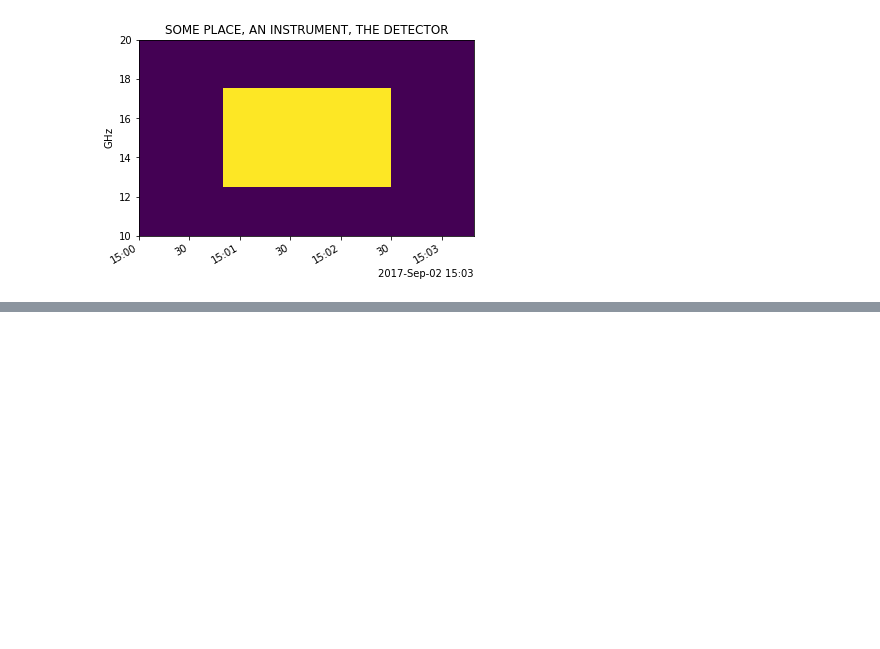
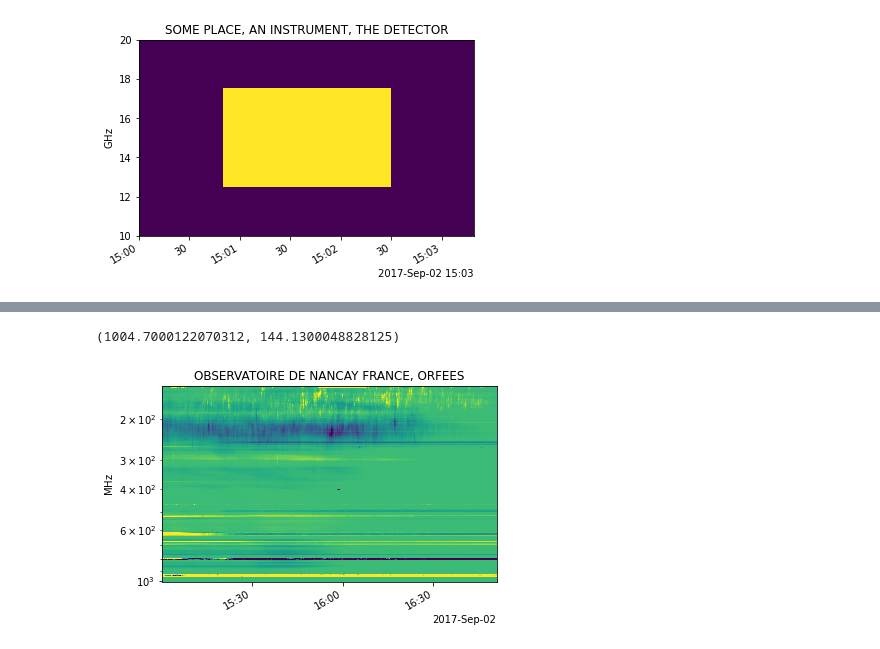
Before and after one commit to TCDSolar/STELLAR_SSW_tutorials, a Jupyter notebook: day2_radio_session/Radiospectra Demo.ipynb, the cells around one changed output, grey strips where cells are left out. Saved outputs shown, nothing was run; the diff lists cells and outputs as text; code cells hidden in the pictures; blank space fills up the shorter version.

```diff
--- a/day2_radio_session/Radiospectra Demo.ipynb
+++ b/day2_radio_session/Radiospectra Demo.ipynb
@@ -284,0 +293,8 @@ super_spec.plot()
+# %%
+vmm = np.percentile(orfee_spec_v.data, [1,99])
+orfee_spec_v.plot(vmin=vmm[0], vmax=vmm[1])
+plt.semilogy()
+plt.ylim(plt.ylim()[::-1])
+# %% [output]
+(1004.7000122070312, 144.1300048828125)
+[figure, added]
```
Also changed, not shown: parts of 15 cells of this notebook.
